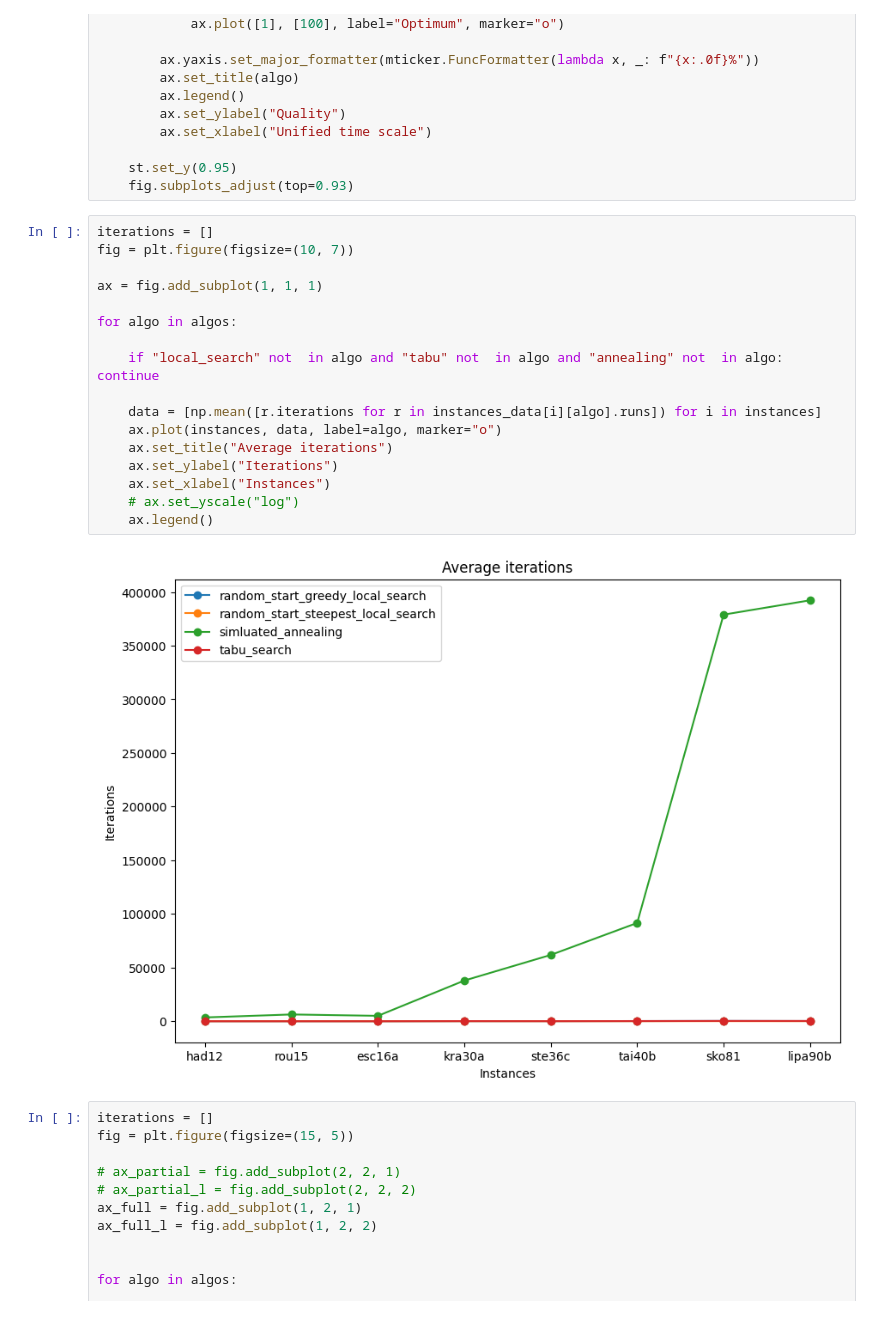
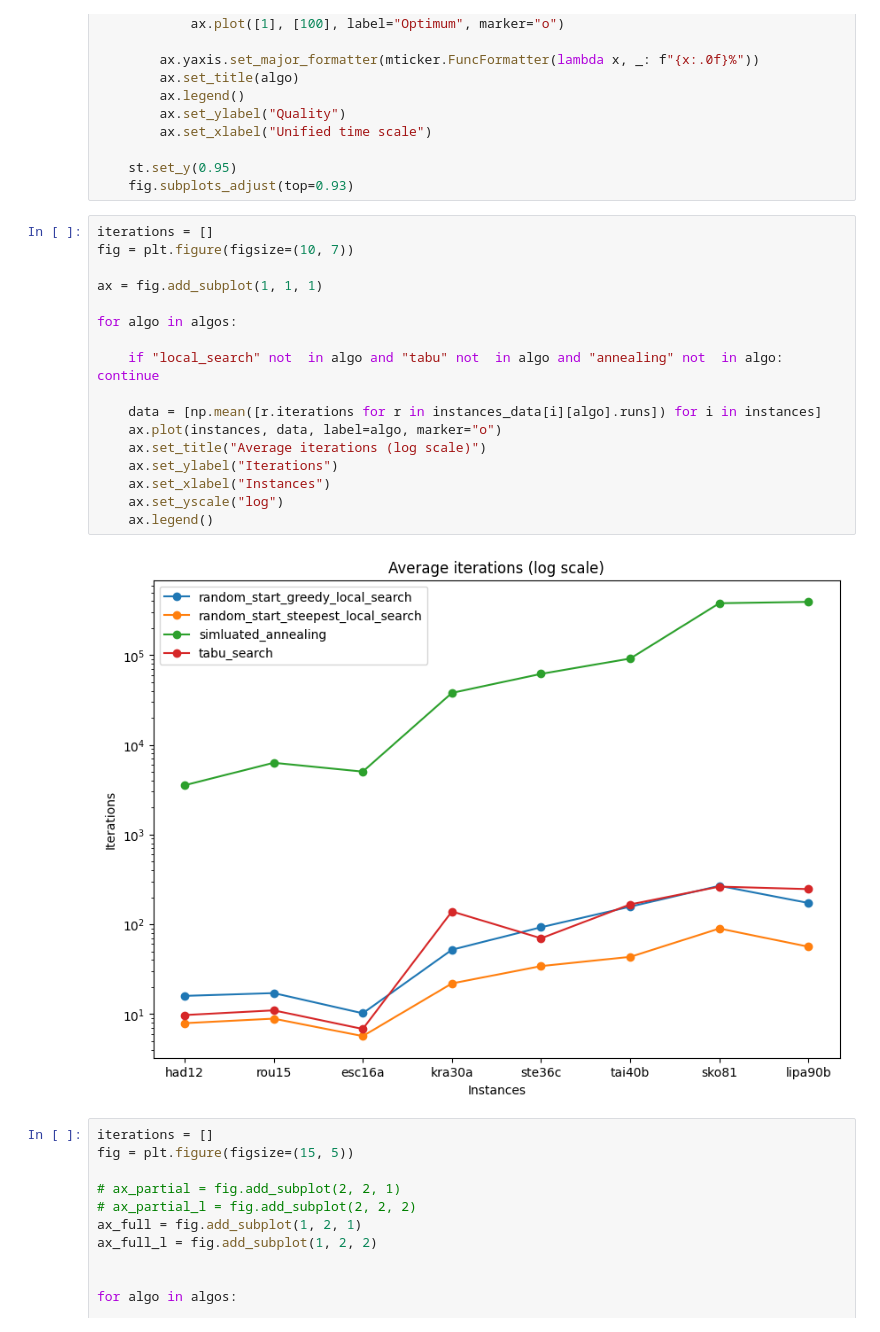
Before and after one commit to 2002jan/put-biam-2025, a Jupyter notebook: visualization/instances_vis.ipynb, the cells around one changed output. Drawn from its saved outputs; the diff is of its cells as text.

```diff
--- a/visualization/instances_vis.ipynb
+++ b/visualization/instances_vis.ipynb
@@ -175,22 +175,22 @@ if have_free_time:
 # %%
 iterations = []
 fig = plt.figure(figsize=(10, 7))
 
 ax = fig.add_subplot(1, 1, 1)
 
 for algo in algos:
 
     if "local_search" not  in algo and "tabu" not  in algo and "annealing" not  in algo: continue
 
     data = [np.mean([r.iterations for r in instances_data[i][algo].runs]) for i in instances]
     ax.plot(instances, data, label=algo, marker="o")
-    ax.set_title("Average iterations")
+    ax.set_title("Average iterations (log scale)")
     ax.set_ylabel("Iterations")
     ax.set_xlabel("Instances")
-    # ax.set_yscale("log")
+    ax.set_yscale("log")
     ax.legend()
 # %% [output]
-[figure, old version]
+[figure, new version]
 # %%
 iterations = []
 fig = plt.figure(figsize=(15, 5))
```
Also changed, not shown: parts of 3 cells of this notebook.
